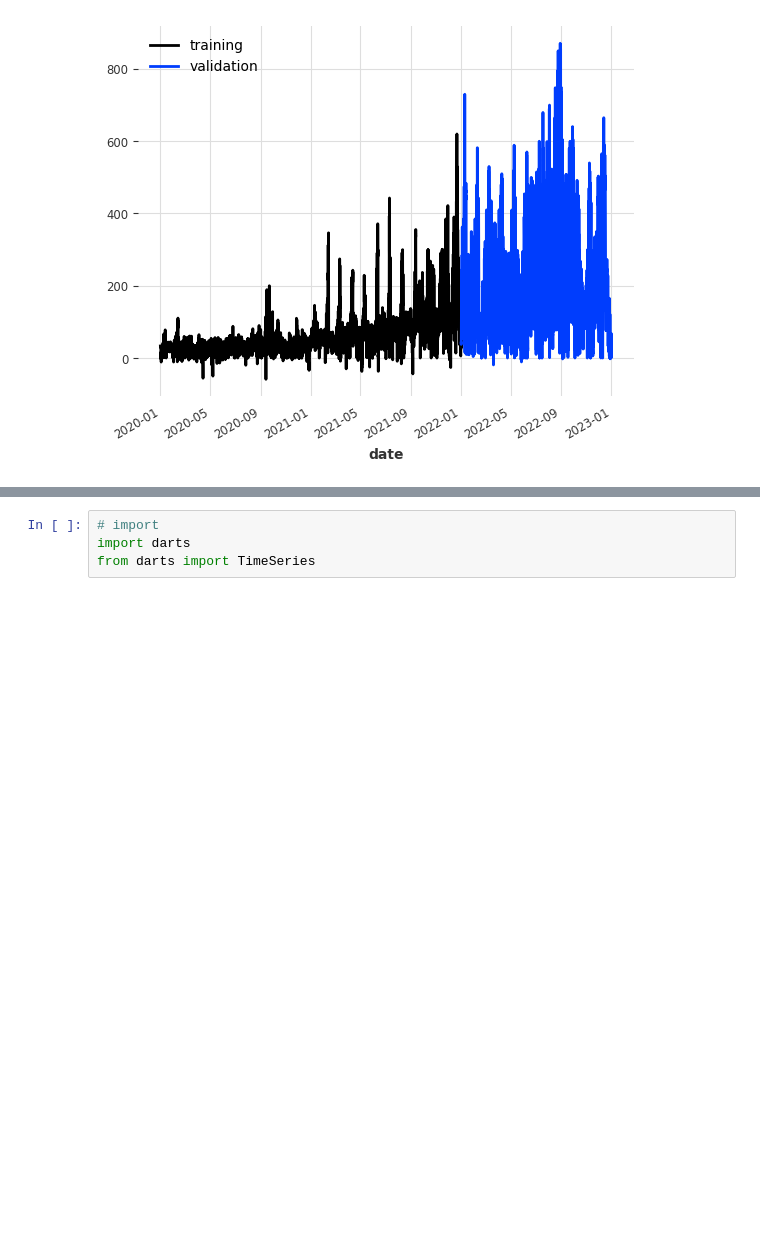
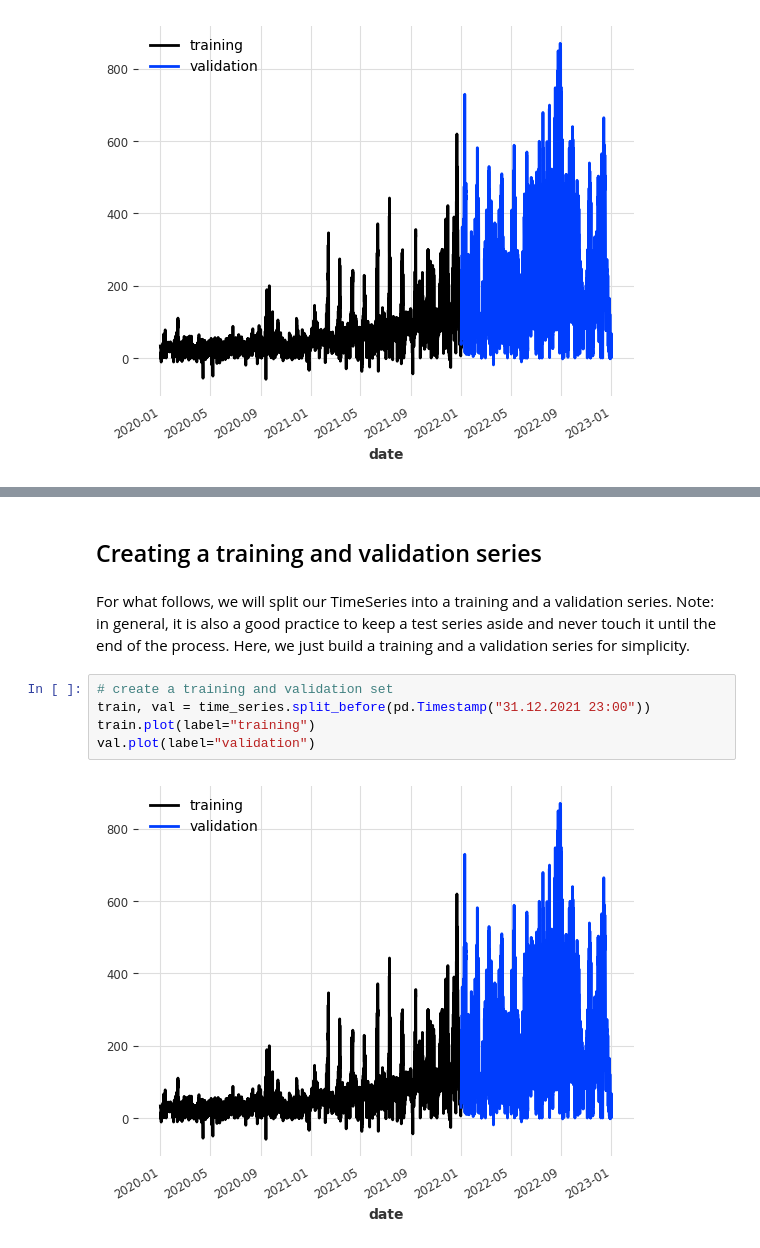
Before and after one commit to Brlsadiksha/M6_sem_project, a Jupyter notebook: Semester_project_2_DartsTS.ipynb, the cells around one changed output, grey strips where cells are left out. Cells and saved outputs as stored; diff of their text form; blank space fills up the shorter version.

```diff
--- a/Semester_project_2_DartsTS.ipynb
+++ b/Semester_project_2_DartsTS.ipynb
@@ -164,4 +150,11 @@ Note: you may need to restart the kernel to use updated packages.
-# %%
-# import
-import darts
-from darts import TimeSeries
+# %% [markdown]
+## Creating a training and validation series
+# %% [markdown]
+For what follows, we will split our TimeSeries into a training and a validation series. Note: in general, it is also a good practice to keep a test series aside and never touch it until the end of the process. Here, we just build a training and a validation series for simplicity.
+# %%
+# create a training and validation set
+train, val = time_series.split_before(pd.Timestamp("31.12.2021 23:00"))
+train.plot(label="training")
+val.plot(label="validation")
+# %% [output]
+[figure, added]
```
Also changed, not shown: parts of 14 cells of this notebook.
